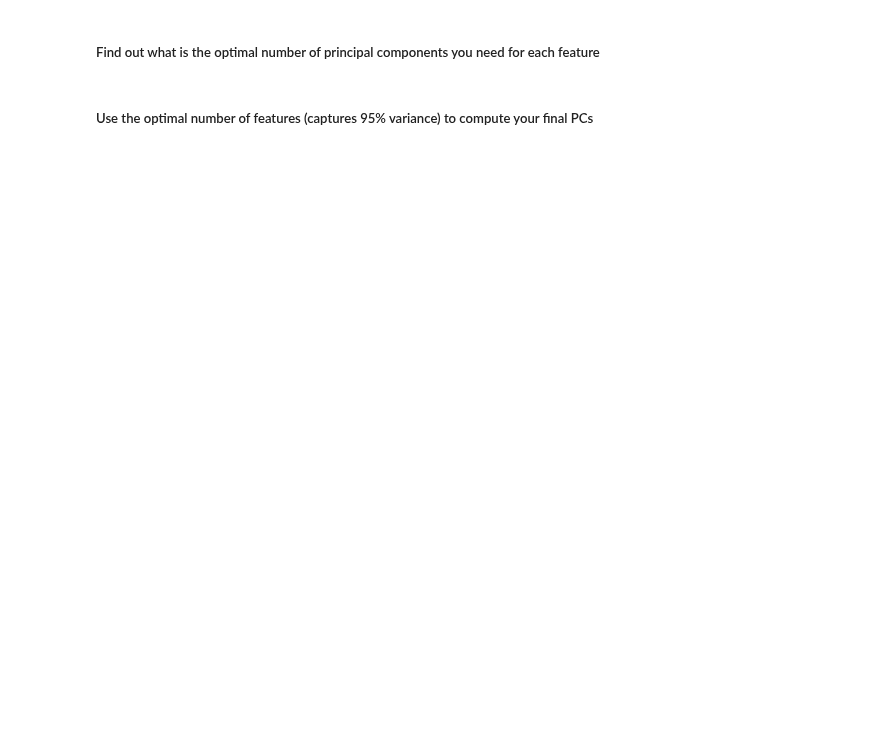
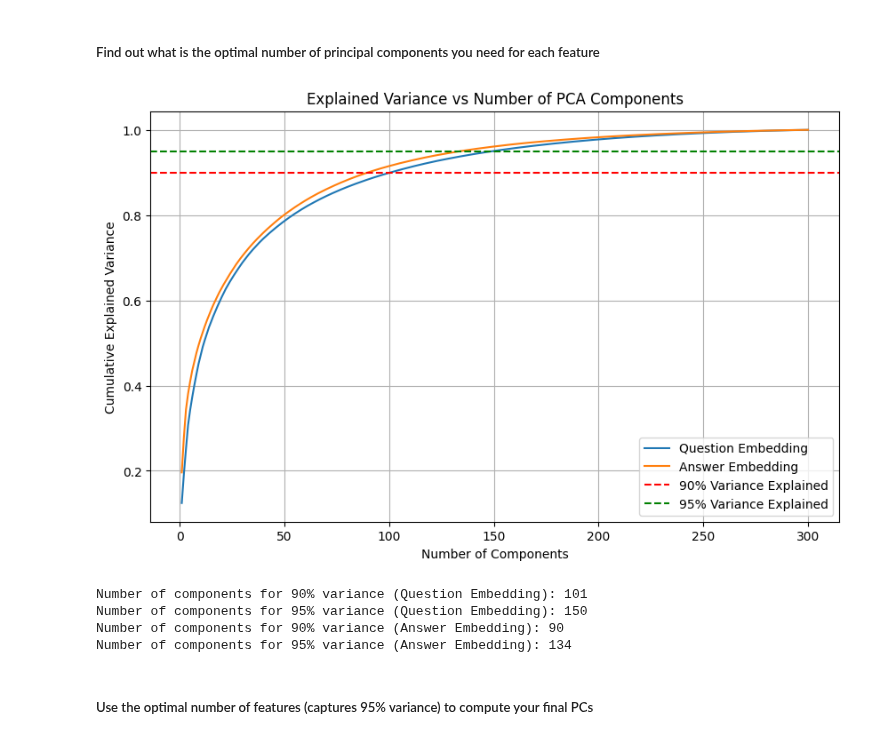
Before and after one commit to nilanahar/MMAI_894_DeepLearning_Project_TeamRosedale, a Jupyter notebook: MMAI_894_Team_Project_ResNet+GoogleWord2Vec.ipynb, the cells around one changed output. Cells and saved outputs as stored; diff of their text form; code cells hidden in the pictures; blank space fills up the shorter version.

```diff
--- a/MMAI_894_Team_Project_ResNet+GoogleWord2Vec.ipynb
+++ b/MMAI_894_Team_Project_ResNet+GoogleWord2Vec.ipynb
@@ -551,37 +654,45 @@ df_train.head()
 # %% [markdown]
 ##### Find out what is the optimal number of principal components you need for each feature
 # %%
-from sklearn.decomposition import PCA
+# prompt: do the same pca above to questions and answers embedding
 
-# Calculate explained variance for image input
-pca_image_full = PCA().fit(df_train.iloc[:, :2048].values)
-explained_variance_ratio_image = np.cumsum(pca_image_full.explained_variance_ratio_)
+# Calculate explained variance for question embedding
+pca_question_full = PCA().fit(np.vstack(X_train['question_embedding'].values))
+explained_variance_ratio_question = np.cumsum(pca_question_full.explained_variance_ratio_)
 
-# Calculate explained variance for filtered choices embedding
-pca_filtered_choices_full = PCA().fit(np.vstack(df_train['filtered_choices_embedding'].values))
-explained_variance_ratio_filtered_choices = np.cumsum(pca_filtered_choices_full.explained_variance_ratio_)
+# Calculate explained variance for answer embedding
+pca_answer_full = PCA().fit(np.vstack(X_train['answer_embedding'].values))
+explained_variance_ratio_answer = np.cumsum(pca_answer_full.explained_variance_ratio_)
 
-# Plot cumulative explained variance for image input
+
+# Plot cumulative explained variance for question and answer embeddings
 plt.figure(figsize=(10, 6))
-plt.plot(np.arange(1, len(explained_variance_ratio_image) + 1), explained_variance_ratio_image, label='Image Input')
-plt.plot(np.arange(1, len(explained_variance_ratio_filtered_choices) + 1), explained_variance_ratio_filtered_choices, label='Filtered Choices Embedding')
+plt.plot(np.arange(1, len(explained_variance_ratio_question) + 1), explained_variance_ratio_question, label='Question Embedding')
+plt.plot(np.arange(1, len(explained_variance_ratio_answer) + 1), explained_variance_ratio_answer, label='Answer Embedding')
 plt.xlabel('Number of Components')
 plt.ylabel('Cumulative Explained Variance')
 plt.title('Explained Variance vs Number of PCA Components')
 plt.axhline(y=0.90, color='r', linestyle='--', label='90% Variance Explained')
 plt.axhline(y=0.95, color='g', linestyle='--', label='95% Variance Explained')
 plt.legend()
 plt.grid(True)
 plt.show()
 
 # Determine the number of components for 90% and 95% explained variance
-n_components_image_90 = np.argmax(explained_variance_ratio_image >= 0.90) + 1
-n_components_image_95 = np.argmax(explained_variance_ratio_image >= 0.95) + 1
+n_components_question_90 = np.argmax(explained_variance_ratio_question >= 0.90) + 1
+n_components_question_95 = np.argmax(explained_variance_ratio_question >= 0.95) + 1
 
-n_components_filtered_choices_90 = np.argmax(explained_variance_ratio_filtered_choices >= 0.90) + 1
-n_components_filtered_choices_95 = np.argmax(explained_variance_ratio_filtered_choices >= 0.95) + 1
+n_components_answer_90 = np.argmax(explained_variance_ratio_answer >= 0.90) + 1
+n_components_answer_95 = np.argmax(explained_variance_ratio_answer >= 0.95) + 1
 
-print(f"Number of components for 90% variance (Image Input): {n_components_image_90}")
-print(f"Number of components for 95% variance (Image Input): {n_components_image_95}")
-print(f"Number of components for 90% variance (Filtered Choices): {n_components_filtered_choices_90}")
-print(f"Number of components for 95% variance (Filtered Choices): {n_components_filtered_choices_95}")
+
+print(f"Number of components for 90% variance (Question Embedding): {n_components_question_90}")
+print(f"Number of components for 95% variance (Question Embedding): {n_components_question_95}")
+print(f"Number of components for 90% variance (Answer Embedding): {n_components_answer_90}")
+print(f"Number of components for 95% variance (Answer Embedding): {n_components_answer_95}")
+# %% [output]
+[figure, added]
+Number of components for 90% variance (Question Embedding): 101
+Number of components for 95% variance (Question Embedding): 150
+Number of components for 90% variance (Answer Embedding): 90
+Number of components for 95% variance (Answer Embedding): 134
```
Also changed, not shown: parts of 49 cells of this notebook.
